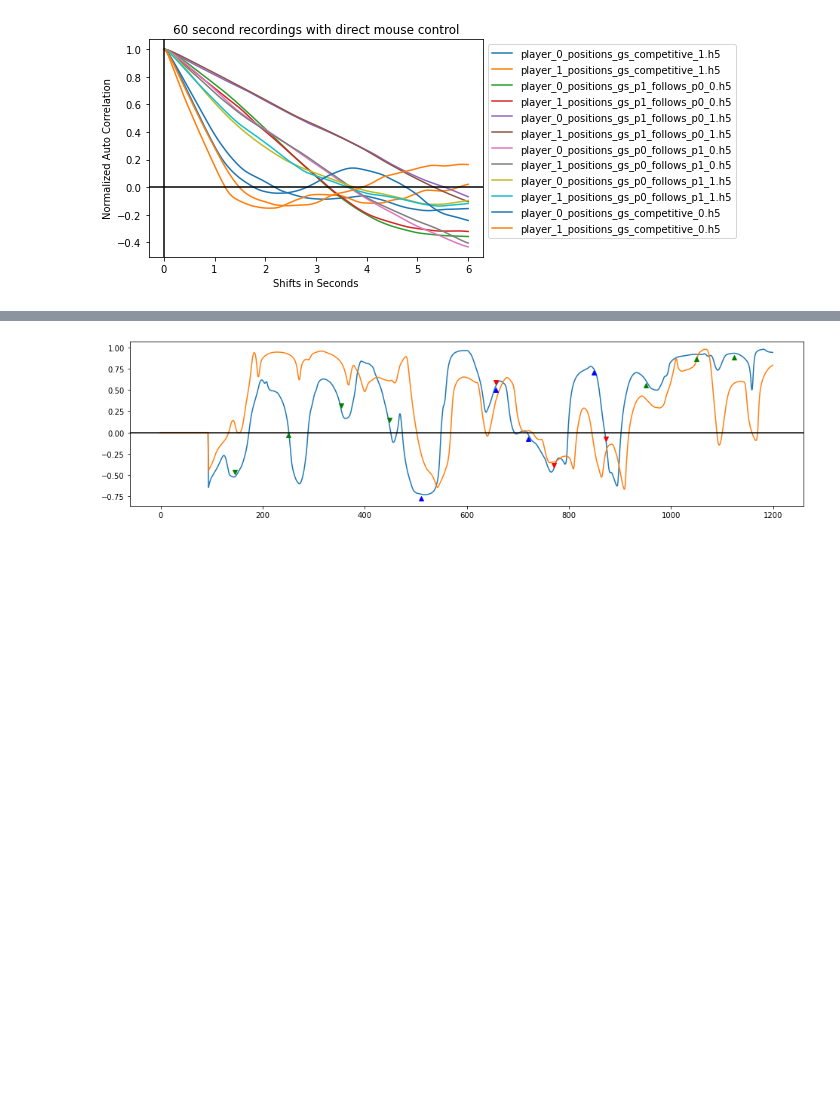
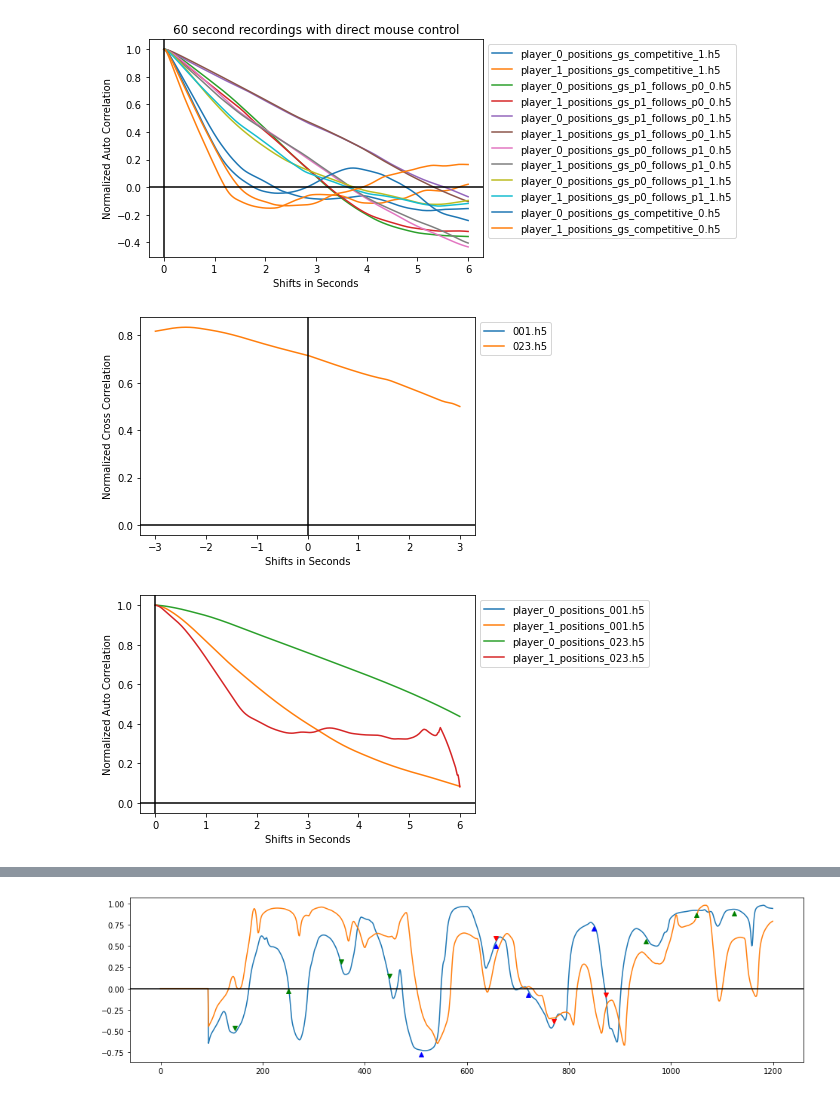
Before and after one commit to Priesemann-Group/dyadic_task, a Jupyter notebook: game_course_analyser.ipynb, the cells around one changed output, grey strips where cells are left out. Cells and saved outputs as stored; diff of their text form; code cells hidden in the pictures; blank space fills up the shorter version.

```diff
--- a/game_course_analyser.ipynb
+++ b/game_course_analyser.ipynb
@@ -152,7 +168,18 @@ def vec_ncc(arg_a, arg_b, shift=0):  # a and b should have same length
         a = arg_a[-1*shift:len(arg_a)]
         b = arg_b[:len(arg_a)+shift]
     a_mean, b_mean = a.mean(0), b.mean(0)
-    return sum([(a[i]-a_mean).dot(b[i]-b_mean) for i in range(len(a))])/len(a)/(a.std(0).dot(b.std(0)))
+    try:
+        normalization_factor = 1/len(a)/(a.std(0).dot(b.std(0)))
+        return sum([(a[i]-a_mean).dot(b[i]-b_mean) for i in range(len(a))]) * normalization_factor
+    except FloatingPointError as e:
+        #print(e)
+        #print(f'len(a): {len(a)}')
+        #print(f'a.std(0): {a.std(0)}')
+        #print(f'b.std(0): {b.std(0)}')
+        #print(f'a dot b: {a.std(0).dot(b.std(0))}')
+        return 1.
+
+    #return sum([(a[i]-a_mean).dot(b[i]-b_mean) for i in range(len(a))]) * normalization_factor
 
 def vec_ncc_for_shifts(a, b, shift_dist=10):
     return [vec_ncc(a,b,s) for s in range(-shift_dist,shift_dist+1)]
@@ -173,7 +236,7 @@ def plot_cross_correlation(game_data, label):
     plt.plot(frames_to_seconds(shifts), pointer_correlation_follows, label=label)
     #print(max_cor_shift)
 
-def plot_cross_correltaion_for_folder(folder, title):
+def plot_cross_correltaion_for_folder(folder, title=''):
     output_dir_path = os.path.abspath('') + '/' + conf.output_folder_name + '/' + folder
     file_names = os.listdir(output_dir_path)
     table_files = [tables.open_file(output_dir_path + '/' + name, mode='r') for name in file_names]
@@ -206,7 +269,7 @@ def plot_auto_correlation(game_data, label):
     max_cor_shift, shifts, pointer_correlation_follows = best_auto_correlation_shift(p1_pos, 6 * 60)
     plt.plot(frames_to_seconds(shifts), pointer_correlation_follows, label='player_1_positions_' + label)
 
-def plot_auto_correltaion_for_folder(folder, title):
+def plot_auto_correltaion_for_folder(folder, title=''):
     output_dir_path = os.path.abspath('') + '/' + conf.output_folder_name + '/' + folder
     file_names = os.listdir(output_dir_path)
     table_files = [tables.open_file(output_dir_path + '/' + name, mode='r') for name in file_names]
@@ -220,4 +283,8 @@ def plot_auto_correltaion_for_folder(folder, title):
     plt.axvline(0, c='k')
     plt.axhline(0, c='k')
     plt.show()
+
+def plot_correltations_for_folder(folder, title=''):
+    plot_cross_correltaion_for_folder(folder, title)
+    plot_auto_correltaion_for_folder(folder, title)
 # %%
@@ -244,3 +305,9 @@ plot_auto_correltaion_for_folder(folder='records_2',
 # %% [output]
 [figure]
 [figure]
+# %%
+plot_correltations_for_folder(folder='gs_26-08-21_14-24-54',
+                              title='')
+# %% [output]
+[figure, added]
+[figure, added]
```
Also changed, not shown: parts of 12 cells of this notebook, 25 other files.
